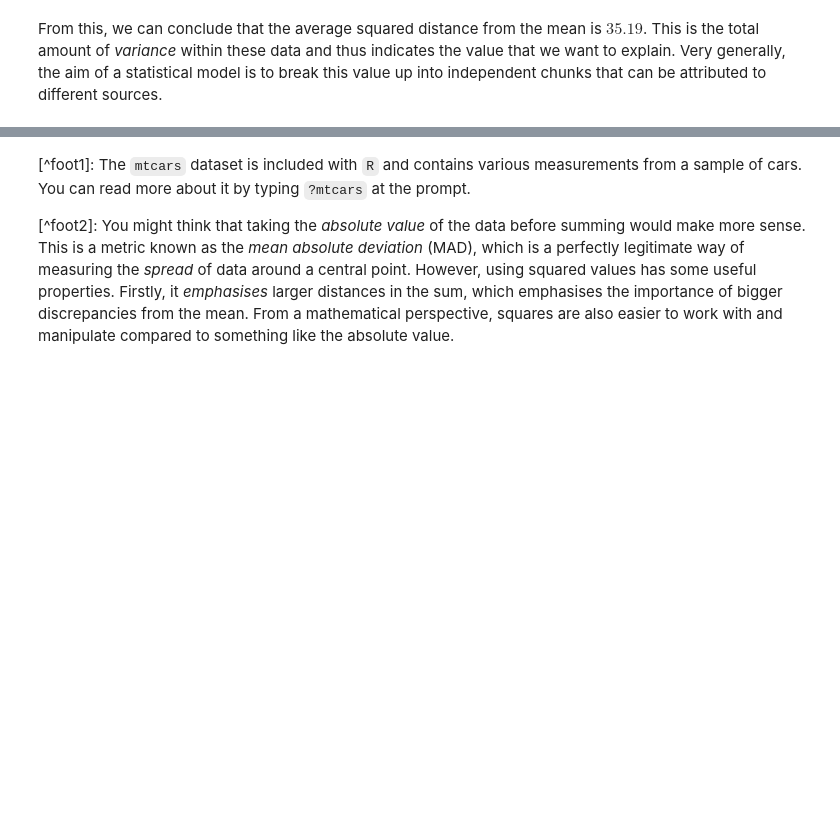
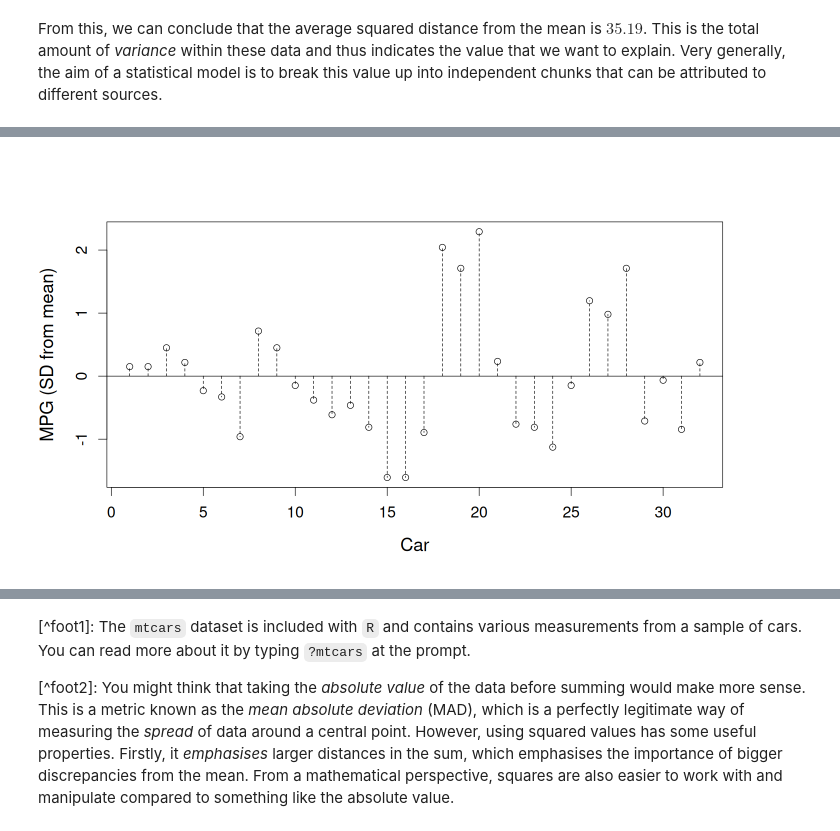
Before and after one commit to PCHN63101-Advanced-Data-Skills/principles-stat-modelling, a Jupyter notebook: _build/html/_sources/1.understanding-variance.ipynb, the cells around one changed output, grey strips where cells are left out. Drawn from its saved outputs; the diff is of its cells as text; code cells hidden in the pictures; blank space fills up the shorter version.

```diff
--- a/_build/html/_sources/1.understanding-variance.ipynb
+++ b/_build/html/_sources/1.understanding-variance.ipynb
@@ -90,0 +113,14 @@ Sometimes it is useful to express distances in units of standard deviation, beca
+# %%
+par(cex.lab=1.3, cex.axis=1.1, cex=1.4) # plot scaling
+std.mpg <- (mtcars$mpg - mean(mtcars$mpg)) / sd(mtcars$mpg)
+plot(x=1:length(std.mpg), y=std.mpg, xlab="Car", ylab="MPG (z-score)")
+abline(h=0)
+for (i in 1:length(std.mpg)){
+    x.start <- i
+    x.end   <- i
+    y.start <- 0
+    y.end   <- std.mpg[i]
+    lines(x=c(x.start,x.end), y=c(y.start,y.end), lty=2)
+}
+# %% [output]
+[figure, added]
```
Also changed, not shown: parts of 13 cells of this notebook, 29 other files.
